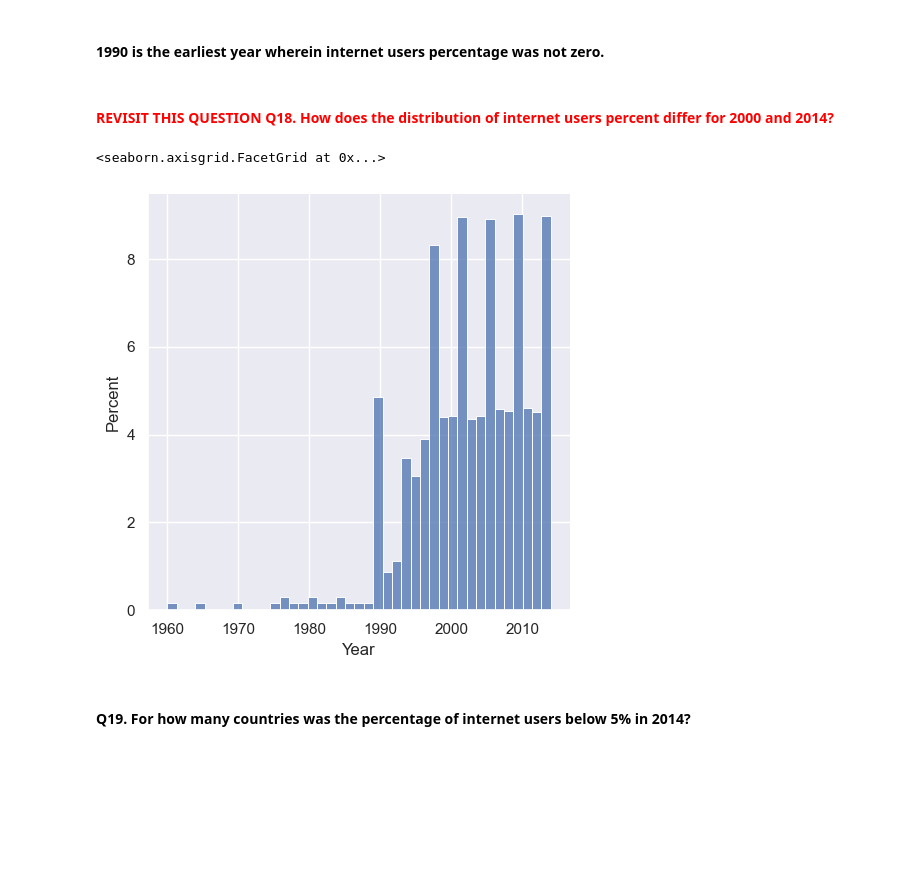
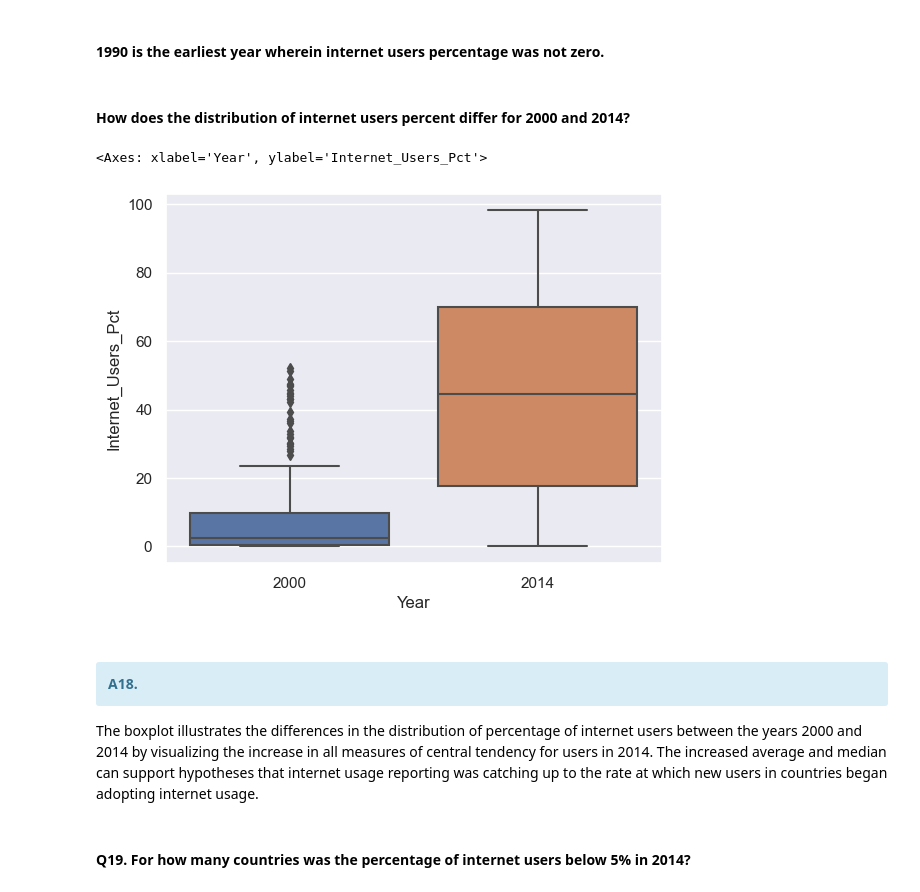
Before and after one commit to NSS-Data-Analytics-Cohort-11/undata-hayleymadden, a Jupyter notebook: notebook/UNdata_DA11.ipynb, the cells around one changed output. Cells and saved outputs as stored; diff of their text form; code cells hidden in the pictures; blank space fills up the shorter version.

Commit message:
All questions complete; may continue to update formatting

```diff
--- a/notebook/UNdata_DA11.ipynb
+++ b/notebook/UNdata_DA11.ipynb
@@ -454,14 +455,20 @@ print(nonzero_df.Year.min())
 # %% [markdown]
 #### 1990 is the earliest year wherein internet users percentage was not zero.
 # %% [markdown]
-#### <font color='red'> REVISIT THIS QUESTION Q18. How does the distribution of internet users percent differ for 2000 and 2014? </font>
+#### How does the distribution of internet users percent differ for 2000 and 2014?
 # %%
+# isolate data
+dist_comp = internet_df[internet_df.Year.isin([2000, 2014])]
+
 # create a histogram
 
-sns.displot(data=internet_df, x="Year", stat="percent")
+sns.boxplot(data=dist_comp, x="Year", y="Internet_Users_Pct")
 # %% [output]
-<seaborn.axisgrid.FacetGrid at 0x...>
+<Axes: xlabel='Year', ylabel='Internet_Users_Pct'>
-[figure, old version]
+[figure, new version]
+# %% [markdown]
+#### <div class="alert alert-info"> A18. </div>
+The boxplot illustrates the differences in the distribution of percentage of internet users between the years 2000 and 2014 by visualizing the increase in all measures of central tendency for users in 2014.  The increased average and median can support hypotheses that internet usage reporting was catching up to the rate at which new users in countries began adopting internet usage.
 # %% [markdown]
 #### Q19. For how many countries was the percentage of internet users below 5% in 2014?
 # %%
```
Also changed, not shown: parts of 2 cells of this notebook.
